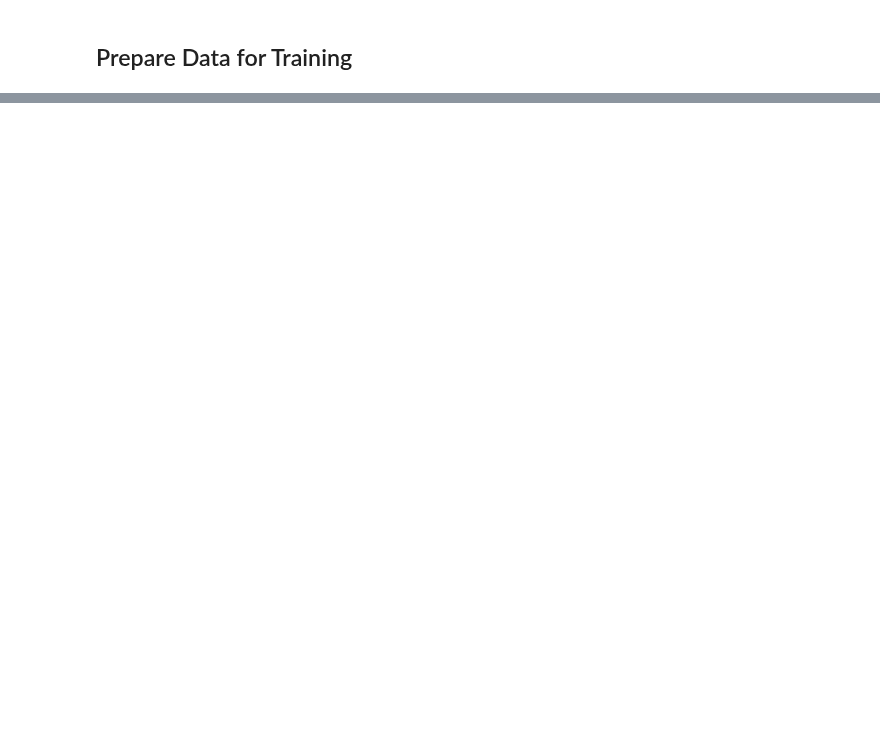
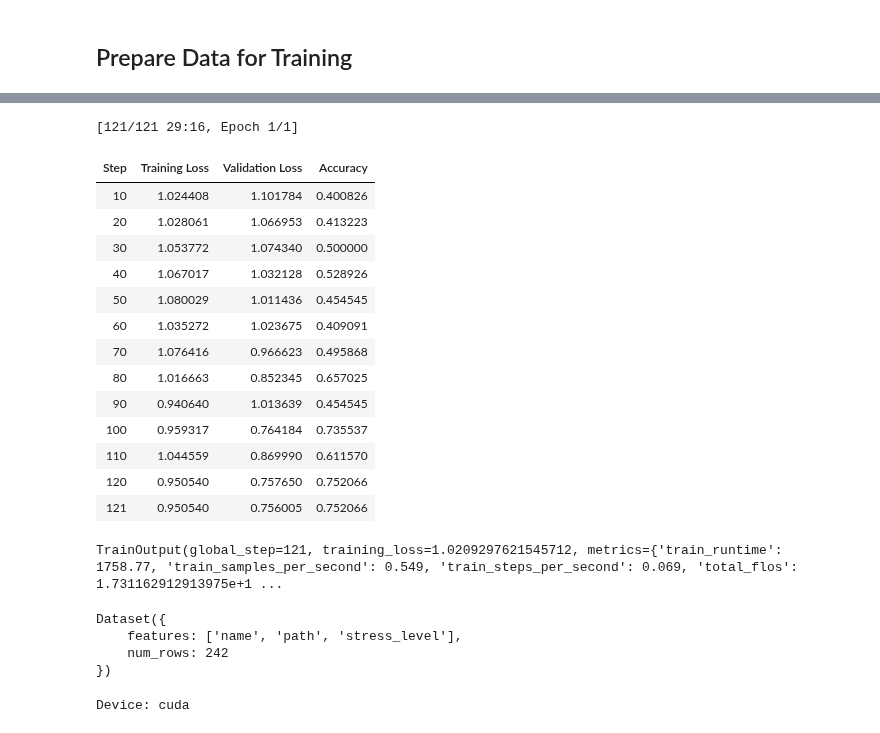
Before and after one commit to perujuice/VIP-Sub1, a Jupyter notebook: speech_recognition/experiment1.ipynb, the cells around one changed output, grey strips where cells are left out. Saved outputs shown, nothing was run; the diff lists cells and outputs as text; code cells hidden in the pictures; blank space fills up the shorter version.

Commit message:
training and eval v.1.0

```diff
--- a/speech_recognition/experiment1.ipynb
+++ b/speech_recognition/experiment1.ipynb
@@ -216,0 +568,2 @@ NameError: name 'PeftConfigLike' is not defined
+# %%
+is_regression = False
@@ -216,0 +583,5 @@ NameError: name 'PeftConfigLike' is not defined
+# %%
+model = Wav2Vec2ForSpeechClassification.from_pretrained(
+    model_name_or_path,
+    config=config,
+)
@@ -216,0 +620,49 @@ NameError: name 'PeftConfigLike' is not defined
+# %%
+from transformers import TrainingArguments
+
+training_args = TrainingArguments(
+    output_dir="/content/wav2vec2-xlsr-300m-stress-classification",
+    # output_dir="/content/gdrive/MyDrive/wav2vec2-xlsr-greek-speech-emotion-recognition"
+    per_device_train_batch_size=4,
+    per_device_eval_batch_size=4,
+    gradient_accumulation_steps=2,
+    eval_strategy="steps",  # <-- changed from evaluation_strategy,
+    num_train_epochs=1.0,
+    fp16=True,
+    save_steps=10,
+    eval_steps=10,
+    logging_steps=10,
+    learning_rate=1e-4,
+    save_total_limit=2,
+)
+# %%
+from transformers import Trainer
+
+trainer = Trainer(
+    model=model,
+    data_collator=data_collator,
+    args=training_args,
+    compute_metrics=compute_metrics,
+    train_dataset=train_dataset,
+    eval_dataset=eval_dataset,
+    processing_class=processor,  # <-- changed from tokenizer
+)
+# %%
+trainer.train()
+# %% [output]
+[121/121 29:16, Epoch 1/1]
+| Step | Training Loss | Validation Loss | Accuracy |
+| 10 | 1.024408 | 1.101784 | 0.400826 |
+| 20 | 1.028061 | 1.066953 | 0.413223 |
+| 30 | 1.053772 | 1.074340 | 0.500000 |
+| 40 | 1.067017 | 1.032128 | 0.528926 |
+| 50 | 1.080029 | 1.011436 | 0.454545 |
+| 60 | 1.035272 | 1.023675 | 0.409091 |
+| 70 | 1.076416 | 0.966623 | 0.495868 |
+| 80 | 1.016663 | 0.852345 | 0.657025 |
+| 90 | 0.940640 | 1.013639 | 0.454545 |
+| 100 | 0.959317 | 0.764184 | 0.735537 |
+| 110 | 1.044559 | 0.869990 | 0.611570 |
+| 120 | 0.950540 | 0.757650 | 0.752066 |
+| 121 | 0.950540 | 0.756005 | 0.752066 |
+TrainOutput(global_step=121, training_loss=1.0209297621545712, metrics={'train_runtime': 1758.77, 'train_samples_per_second': 0.549, 'train_steps_per_second': 0.069, 'total_flos': 1.731162912913975e+1 ...
@@ -216,0 +672,13 @@ NameError: name 'PeftConfigLike' is not defined
+# %%
+test_dataset = load_dataset("csv", data_files={"test": "/content/data/test.csv"}, delimiter="\t")["test"]
+test_dataset
+# %% [output]
+Dataset({
+    features: ['name', 'path', 'stress_level'],
+    num_rows: 242
+})
+# %%
+device = torch.device("cuda" if torch.cuda.is_available() else "cpu")
+print(f"Device: {device}")
+# %% [output]
+Device: cuda
```
Also changed, not shown: parts of 41 cells of this notebook.
